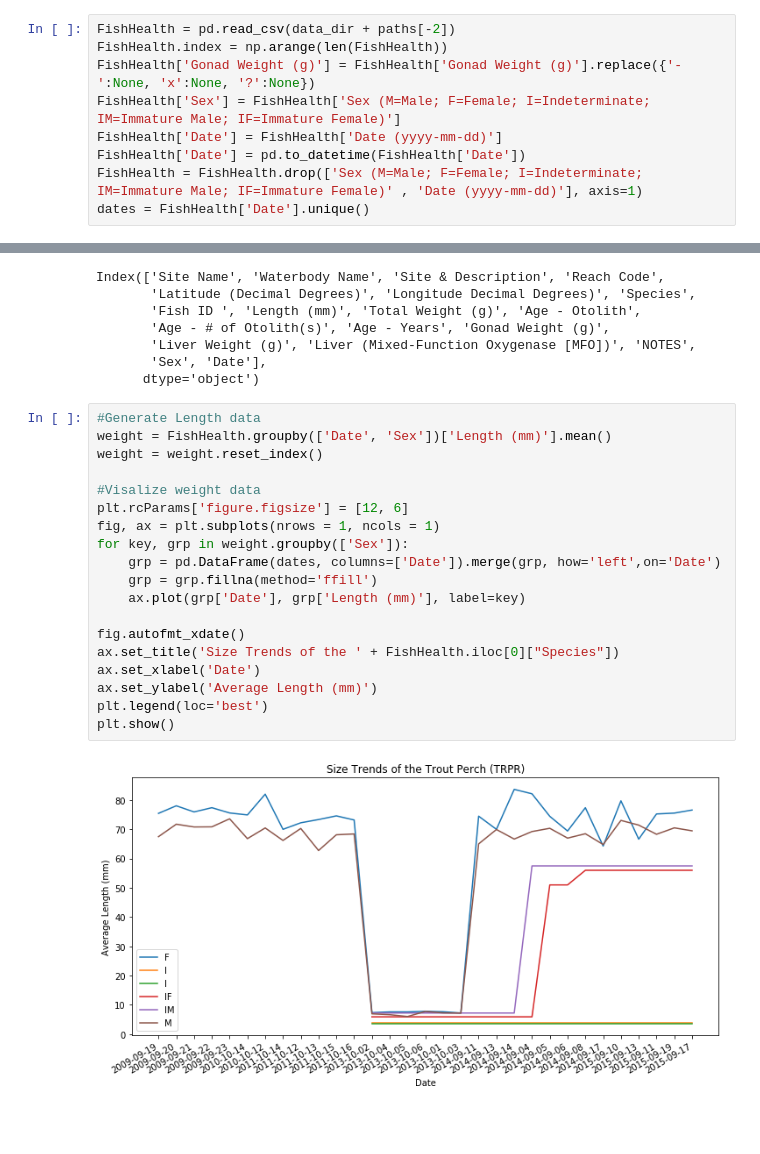
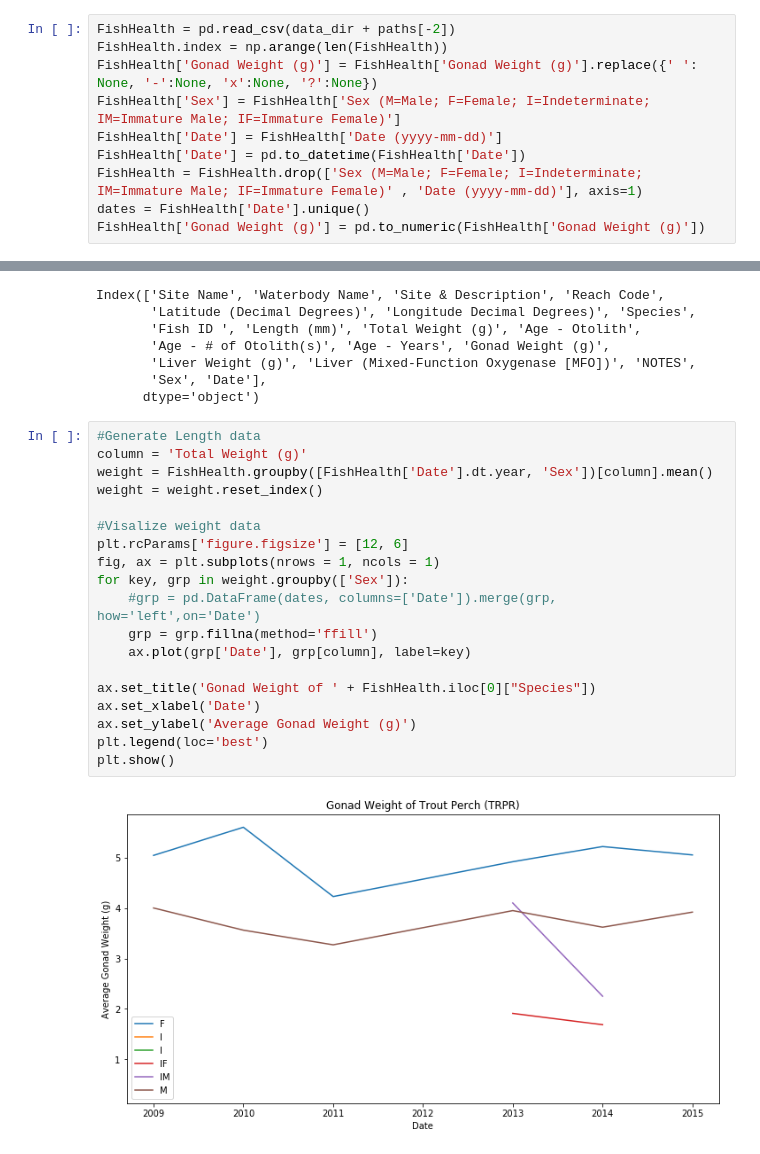
Before and after one commit to Christopher-Wang/OpenGovernment, a Jupyter notebook: OilSands.ipynb, the cells around one changed output, grey strips where cells are left out. Saved outputs shown, nothing was run; the diff lists cells and outputs as text; blank space fills up the shorter version.

Commit message:
Aggregated data by year now

```diff
--- a/OilSands.ipynb
+++ b/OilSands.ipynb
@@ -21,9 +21,10 @@ In this section we explore the health of Trout Perch within the Oil Sands Region
 # %%
 FishHealth = pd.read_csv(data_dir + paths[-2])
 FishHealth.index = np.arange(len(FishHealth))
-FishHealth['Gonad Weight (g)'] = FishHealth['Gonad Weight (g)'].replace({'-':None, 'x':None, '?':None})
+FishHealth['Gonad Weight (g)'] = FishHealth['Gonad Weight (g)'].replace({' ': None, '-':None, 'x':None, '?':None})
 FishHealth['Sex'] = FishHealth['Sex (M=Male; F=Female; I=Indeterminate; IM=Immature Male; IF=Immature Female)']
 FishHealth['Date'] = FishHealth['Date (yyyy-mm-dd)']
 FishHealth['Date'] = pd.to_datetime(FishHealth['Date'])
 FishHealth = FishHealth.drop(['Sex (M=Male; F=Female; I=Indeterminate; IM=Immature Male; IF=Immature Female)' , 'Date (yyyy-mm-dd)'], axis=1)
 dates = FishHealth['Date'].unique()
+FishHealth['Gonad Weight (g)'] = pd.to_numeric(FishHealth['Gonad Weight (g)'])
@@ -102,22 +125,22 @@ Index(['Site Name', 'Waterbody Name', 'Site & Description', 'Reach Code',
       dtype='object')
 # %%
 #Generate Length data
-weight = FishHealth.groupby(['Date', 'Sex'])['Length (mm)'].mean()
+column = 'Total Weight (g)'
+weight = FishHealth.groupby([FishHealth['Date'].dt.year, 'Sex'])[column].mean()
 weight = weight.reset_index()
 
 #Visalize weight data
 plt.rcParams['figure.figsize'] = [12, 6]
 fig, ax = plt.subplots(nrows = 1, ncols = 1)
 for key, grp in weight.groupby(['Sex']):
-    grp = pd.DataFrame(dates, columns=['Date']).merge(grp, how='left',on='Date')
+    #grp = pd.DataFrame(dates, columns=['Date']).merge(grp, how='left',on='Date')
     grp = grp.fillna(method='ffill')
-    ax.plot(grp['Date'], grp['Length (mm)'], label=key)
+    ax.plot(grp['Date'], grp[column], label=key)
 
-fig.autofmt_xdate()
-ax.set_title('Size Trends of the ' + FishHealth.iloc[0]["Species"])
+ax.set_title('Gonad Weight of ' + FishHealth.iloc[0]["Species"])
 ax.set_xlabel('Date')
-ax.set_ylabel('Average Length (mm)')
+ax.set_ylabel('Average Gonad Weight (g)')
 plt.legend(loc='best')
 plt.show()
 # %% [output]
-[figure, old version]
+[figure, new version]
```
Also changed, not shown: parts of 6 cells of this notebook.
